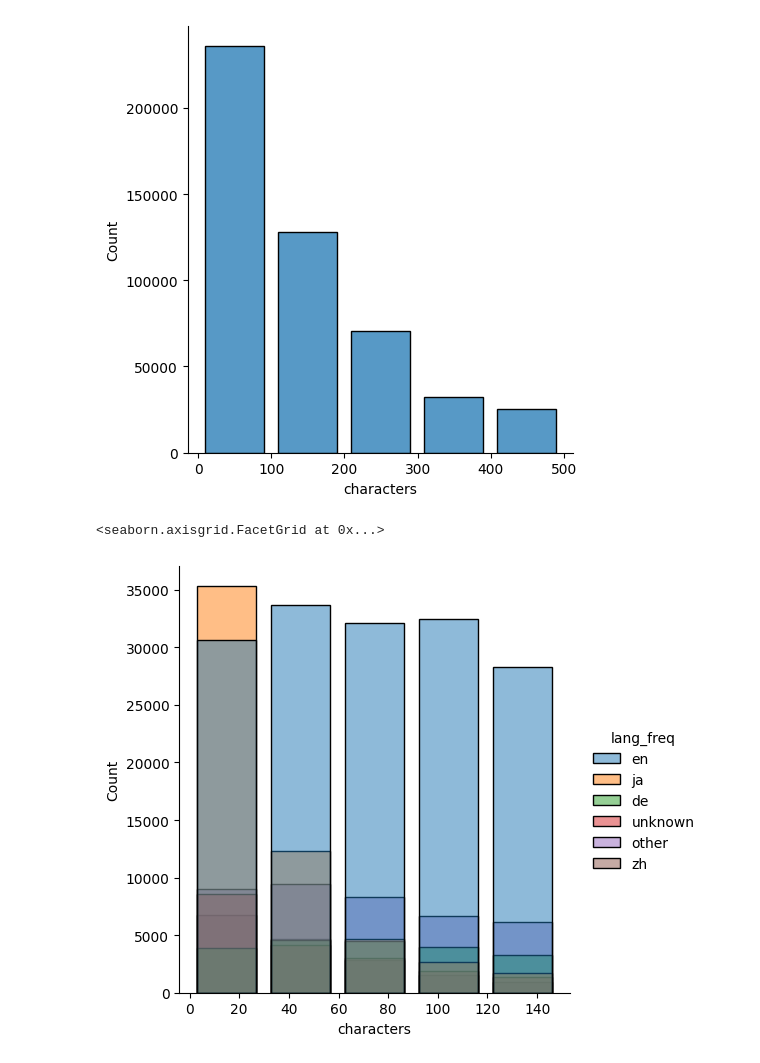
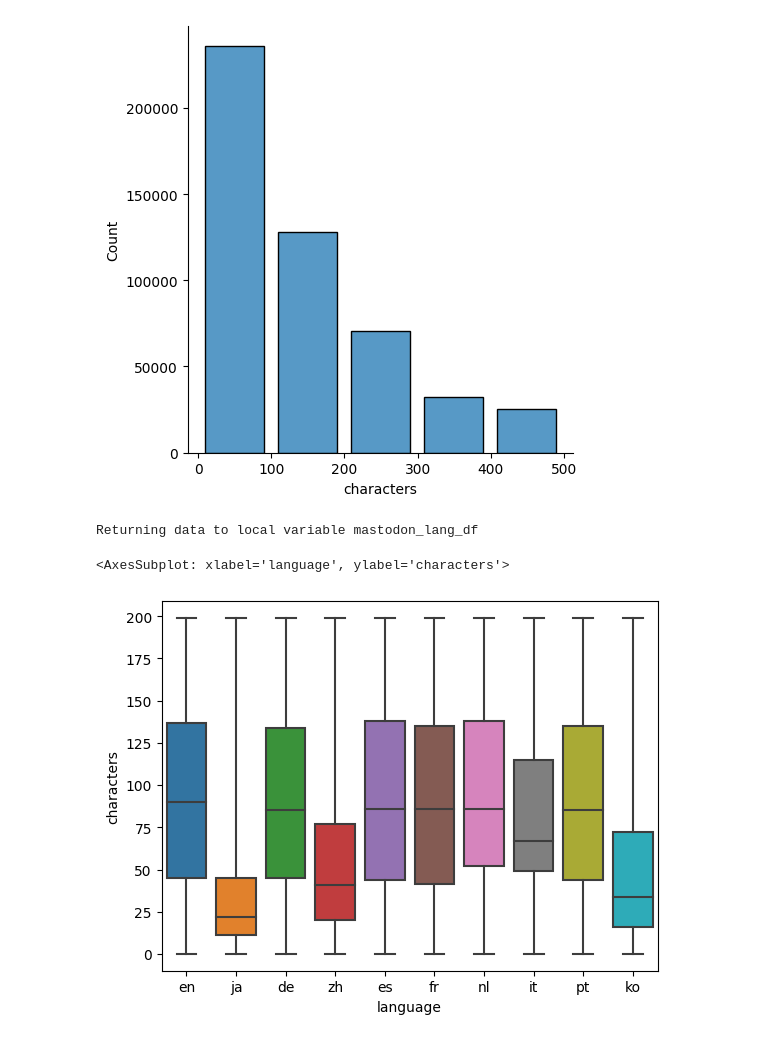
Before and after one commit to saubury/mastodon-stream, a Jupyter notebook: notebooks/mastodon-analysis.ipynb, the cells around one changed output. Saved outputs shown, nothing was run; the diff lists cells and outputs as text; code cells hidden in the pictures.

```diff
--- a/notebooks/mastodon-analysis.ipynb
+++ b/notebooks/mastodon-analysis.ipynb
@@ -89,9 +89,20 @@ sns.displot(data=mastodon_usage_df[mastodon_usage_df['characters']<500], x="char
 <seaborn.axisgrid.FacetGrid at 0x...>
 [figure]
 # %%
-freq_language_list = mastodon_usage_df.language.value_counts().iloc[:5].index
-mastodon_usage_df['lang_freq'] = mastodon_usage_df['language'].apply(lambda x: x if x in freq_language_list else 'other')
-sns.displot(data=mastodon_usage_df[mastodon_usage_df['characters']<150], x="characters", bins=5, shrink=.8, hue="lang_freq")
+# freq_language_list = mastodon_usage_df.language.value_counts().iloc[:5].index
+# mastodon_usage_df['lang_freq'] = mastodon_usage_df['language'].apply(lambda x: x if x in freq_language_list else 'other')
+# sns.displot(data=mastodon_usage_df[mastodon_usage_df['characters']<150], x="characters", bins=5, shrink=.8, hue="lang_freq")
-# %% [output]
-<seaborn.axisgrid.FacetGrid at 0x...>
-[figure, removed]
+# %%
+%%sql
+mastodon_lang_df <<
+select *
+from mastodon_raw
+where characters < 200
+and language not in ('unknown');
+# %% [output]
+Returning data to local variable mastodon_lang_df
+# %%
+sns.boxplot(data=mastodon_lang_df, y="characters", x="language", whis=100, orient="v", order=mastodon_lang_df.language.value_counts().iloc[:10].index)
+# %% [output]
+<AxesSubplot: xlabel='language', ylabel='characters'>
+[figure, added]
```
Also changed, not shown: 3 other files.
